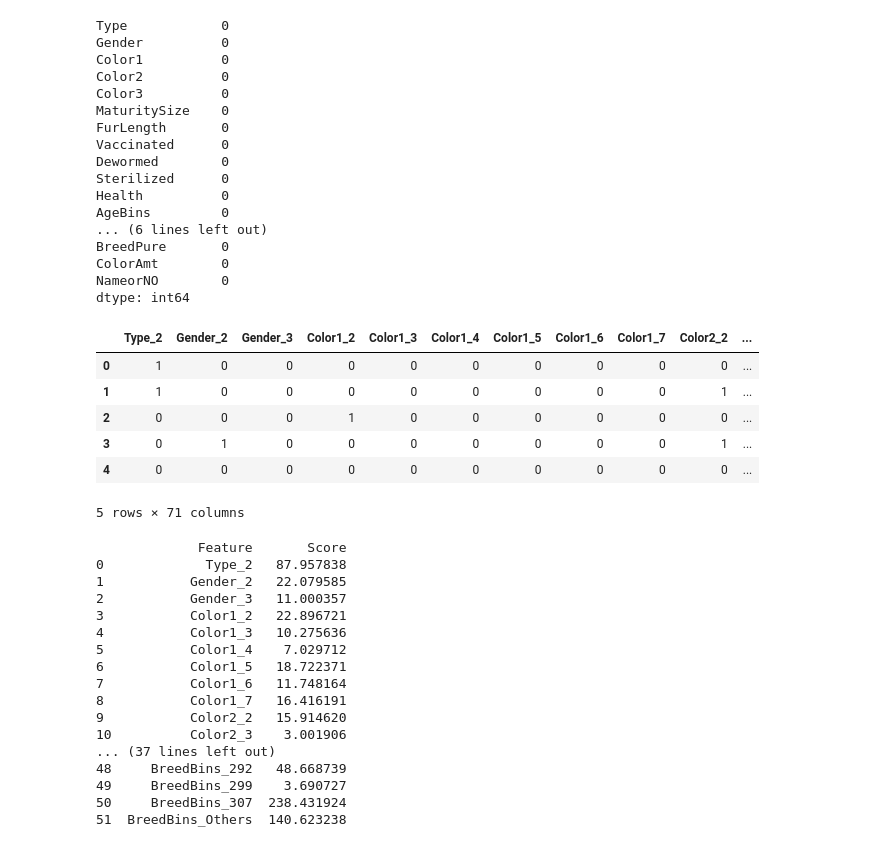
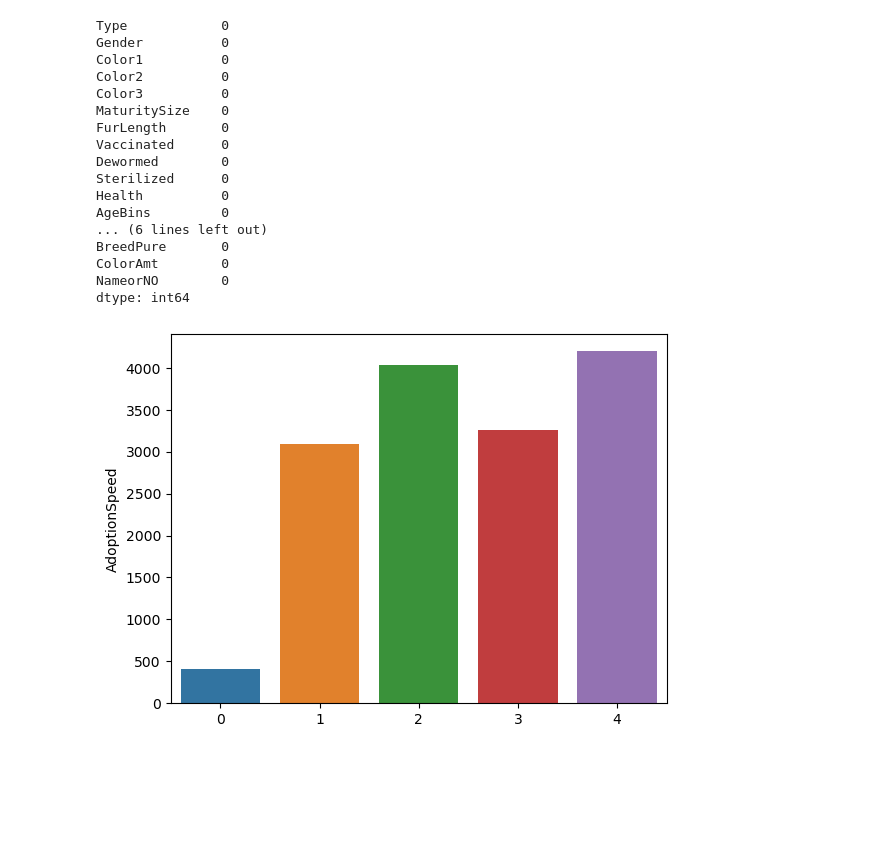
Before and after one commit to lshaoqin/aichallenge, a Jupyter notebook: eda.ipynb, the cells around one changed output. Saved outputs shown, nothing was run; the diff lists cells and outputs as text; code cells hidden in the pictures; blank space fills up the shorter version.

```diff
--- a/eda.ipynb
+++ b/eda.ipynb
@@ -136,57 +154,12 @@ BreedPure       0
 ColorAmt        0
 NameorNO        0
 dtype: int64
-# %%
-# Encode the columns
-x = pd.get_dummies(x, columns=x.columns, drop_first=True)
-x.head()
-# %% [output]
-|  | Type_2 | Gender_2 | Gender_3 | Color1_2 | Color1_3 | Color1_4 | Color1_5 | Color1_6 | Color1_7 | Color2_2 | ... |
-| 0 | 1 | 0 | 0 | 0 | 0 | 0 | 0 | 0 | 0 | 0 | ... |
-| 1 | 1 | 0 | 0 | 0 | 0 | 0 | 0 | 0 | 0 | 1 | ... |
-| 2 | 0 | 0 | 0 | 1 | 0 | 0 | 0 | 0 | 0 | 0 | ... |
-| 3 | 0 | 1 | 0 | 0 | 0 | 0 | 0 | 0 | 0 | 1 | ... |
-| 4 | 0 | 0 | 0 | 0 | 0 | 0 | 0 | 0 | 0 | 0 | ... |
-5 rows × 71 columns
-# %%
-# Test which columns are significant
-
-from sklearn.feature_selection import chi2
-from sklearn.feature_selection import SelectKBest
-
-# Select the best 10 features
-selector = SelectKBest(chi2, k='all')
-selector.fit(categorical_encoded, y)
-
-# Get the indices of the best features
-mask = selector.get_support(indices=True)
-
-# Get the names of the best features
-feature_names = categorical_encoded.columns[mask]
-
-# Get the scores of each feature
-scores = selector.scores_
-
-# Create a DataFrame with feature names and their corresponding scores
-feature_scores = pd.DataFrame({'Feature': categorical_encoded.columns, 'Score': scores})
-
-# Print the DataFrame
-print(feature_scores)
-# %% [output]
-             Feature       Score
-0             Type_2   87.957838
-1           Gender_2   22.079585
-2           Gender_3   11.000357
-3           Color1_2   22.896721
-4           Color1_3   10.275636
-5           Color1_4    7.029712
-6           Color1_5   18.722371
-7           Color1_6   11.748164
-8           Color1_7   16.416191
-9           Color2_2   15.914620
-10          Color2_3    3.001906
-... (37 lines left out)
-48     BreedBins_292   48.668739
-49     BreedBins_299    3.690727
-50     BreedBins_307  238.431924
-51  BreedBins_Others  140.623238
+# %%
+# Visualise distribution of the target AdoptionSpeed variable
+import matplotlib.pyplot as plt
+import seaborn as sns
+
+sns.barplot(x=y.value_counts().index, y=y.value_counts())
+plt.show()
+# %% [output]
+[figure, added]
```
Also changed, not shown: parts of 9 cells of this notebook.
